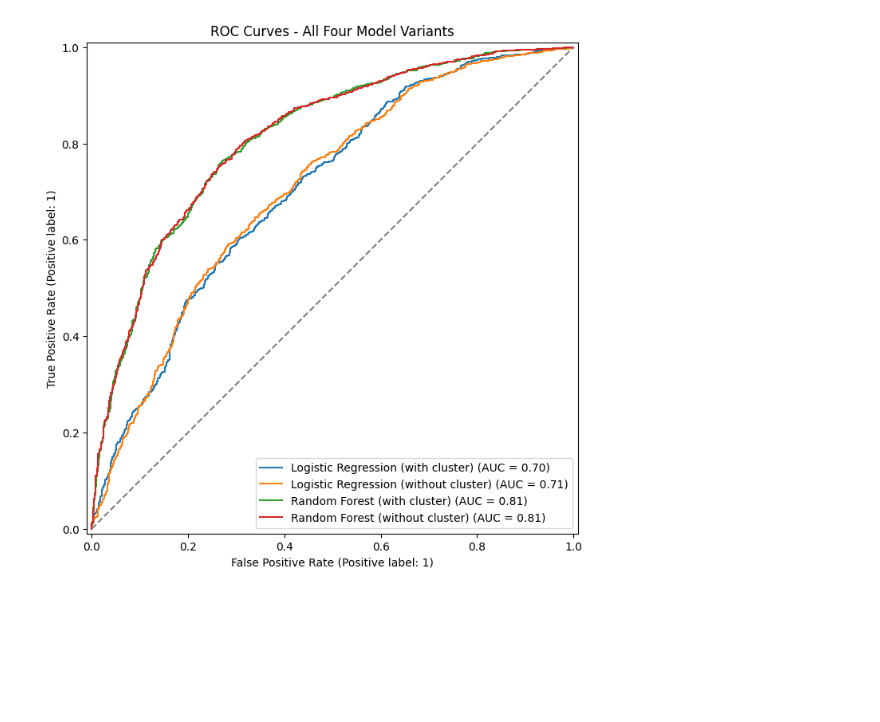
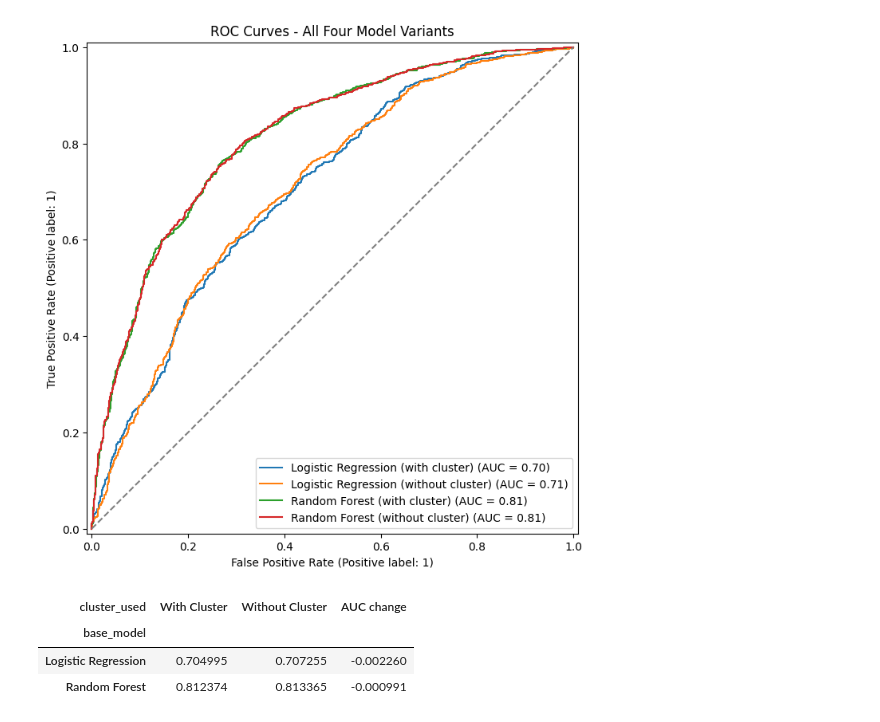
Before and after one commit to alexanderson522/INFO648, a Jupyter notebook: FinalProject/INFO648_Final_Project_AA_JK.ipynb, the cells around one changed output. Cells and saved outputs as stored; diff of their text form; code cells hidden in the pictures; blank space fills up the shorter version.

Commit message:
Ablation Table

```diff
--- a/FinalProject/INFO648_Final_Project_AA_JK.ipynb
+++ b/FinalProject/INFO648_Final_Project_AA_JK.ipynb
@@ -575,3 +575,21 @@ plt.title('ROC Curves - All Four Model Variants')
 plt.show()
 # %% [output]
 [figure]
+# %%
+#Ablation Table - models with/without clustering
+ablation_rows = []
+for name, model in models.items():
+    auc = roc_auc_score(y_test, model.predict_proba(X_test)[:,1])
+    base_model = 'Logistic Regression' if 'Logistic' in name else 'Random Forest'
+    cluster_used = 'With Cluster' if 'with cluster' in name else 'Without Cluster'
+    ablation_rows.append({'base_model': base_model, 'cluster_used': cluster_used, 'auc': auc})
+
+ablation_df = pd.DataFrame(ablation_rows)
+ablation_pivot = ablation_df.pivot(index='base_model', columns='cluster_used', values='auc')
+ablation_pivot['AUC change'] = ablation_pivot['With Cluster'] - ablation_pivot['Without Cluster']
+ablation_pivot
+# %% [output]
+| cluster_used | With Cluster | Without Cluster | AUC change |
+| base_model |  |  |  |
+| Logistic Regression | 0.704995 | 0.707255 | -0.002260 |
+| Random Forest | 0.812374 | 0.813365 | -0.000991 |
```
